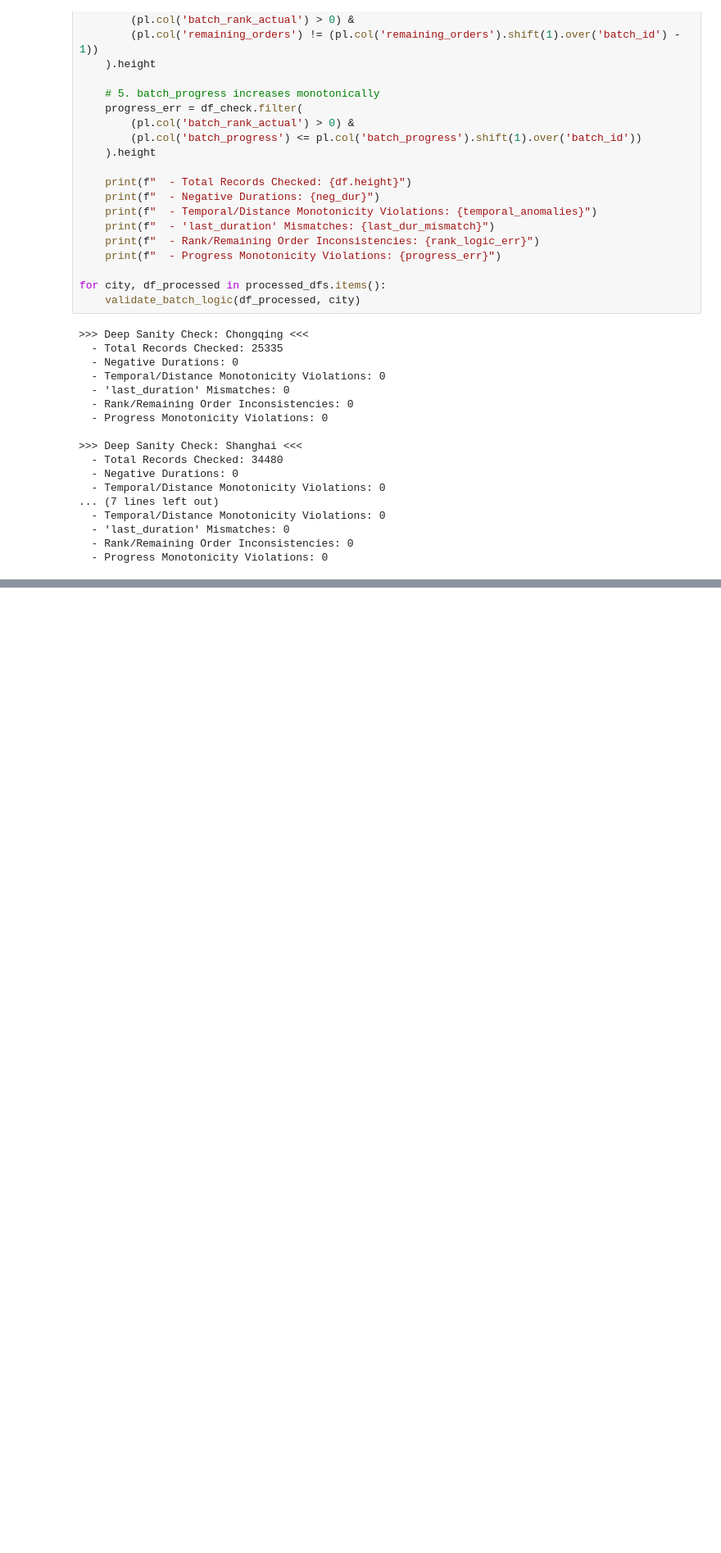
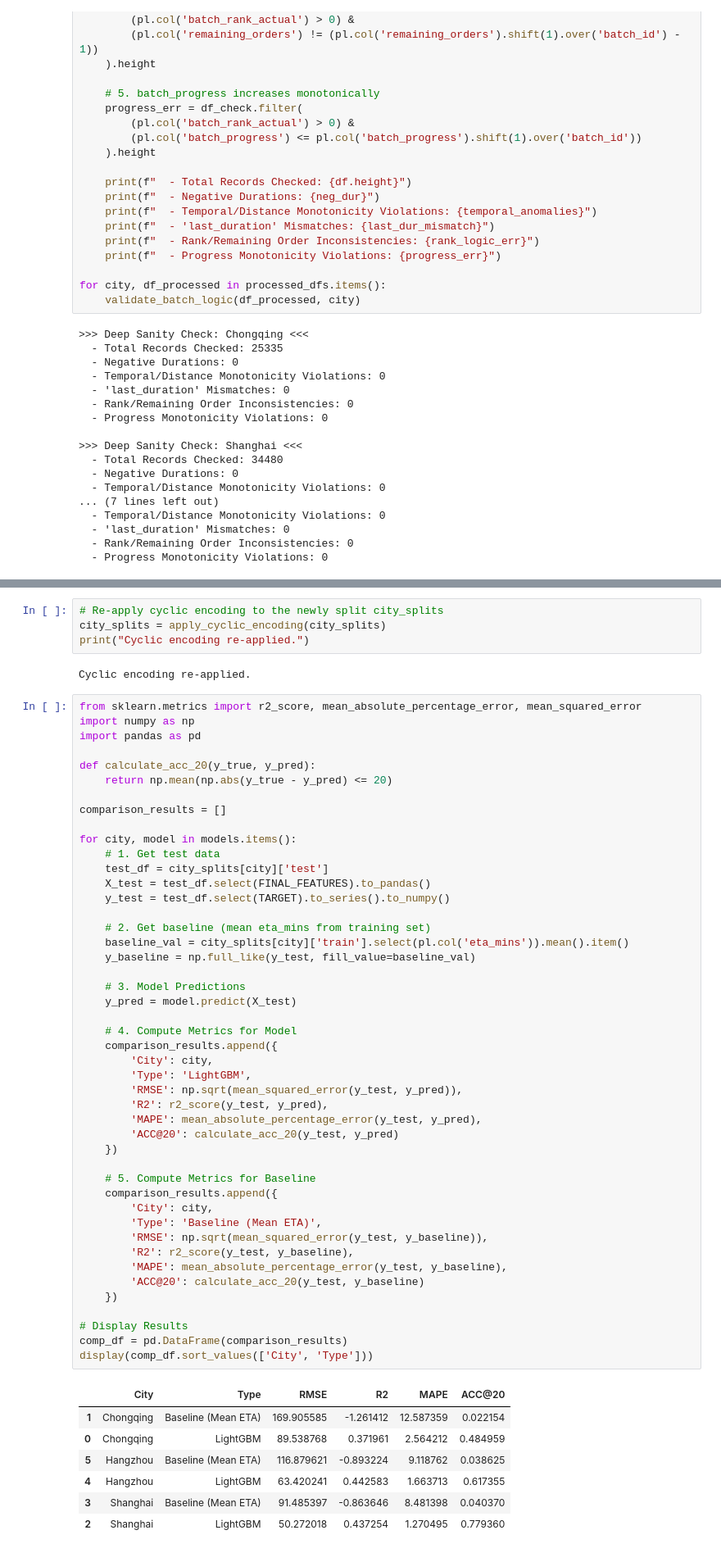
Before and after one commit to aymuos/endgame, a Jupyter notebook: 07_reward_oracle.ipynb, the cells around one changed output, grey strips where cells are left out. Shown at 82% size. Cells and saved outputs as stored; diff of their text form; blank space fills up the shorter version.

```diff
--- a/07_reward_oracle.ipynb
+++ b/07_reward_oracle.ipynb
@@ -488,0 +532,60 @@ for city, df_processed in processed_dfs.items():
+# %%
+# Re-apply cyclic encoding to the newly split city_splits
+city_splits = apply_cyclic_encoding(city_splits)
+print("Cyclic encoding re-applied.")
+# %% [output]
+Cyclic encoding re-applied.
+# %%
+from sklearn.metrics import r2_score, mean_absolute_percentage_error, mean_squared_error
+import numpy as np
+import pandas as pd
+
+def calculate_acc_20(y_true, y_pred):
+    return np.mean(np.abs(y_true - y_pred) <= 20)
+
+comparison_results = []
+
+for city, model in models.items():
+    # 1. Get test data
+    test_df = city_splits[city]['test']
+    X_test = test_df.select(FINAL_FEATURES).to_pandas()
+    y_test = test_df.select(TARGET).to_series().to_numpy()
+
+    # 2. Get baseline (mean eta_mins from training set)
+    baseline_val = city_splits[city]['train'].select(pl.col('eta_mins')).mean().item()
+    y_baseline = np.full_like(y_test, fill_value=baseline_val)
+
+    # 3. Model Predictions
+    y_pred = model.predict(X_test)
+
+    # 4. Compute Metrics for Model
+    comparison_results.append({
+        'City': city,
+        'Type': 'LightGBM',
+        'RMSE': np.sqrt(mean_squared_error(y_test, y_pred)),
+        'R2': r2_score(y_test, y_pred),
+        'MAPE': mean_absolute_percentage_error(y_test, y_pred),
+        'ACC@20': calculate_acc_20(y_test, y_pred)
+    })
+
+    # 5. Compute Metrics for Baseline
+    comparison_results.append({
+        'City': city,
+        'Type': 'Baseline (Mean ETA)',
+        'RMSE': np.sqrt(mean_squared_error(y_test, y_baseline)),
+        'R2': r2_score(y_test, y_baseline),
+        'MAPE': mean_absolute_percentage_error(y_test, y_baseline),
+        'ACC@20': calculate_acc_20(y_test, y_baseline)
+    })
+
+# Display Results
+comp_df = pd.DataFrame(comparison_results)
+display(comp_df.sort_values(['City', 'Type']))
+# %% [output]
+|  | City | Type | RMSE | R2 | MAPE | ACC@20 |
+| 1 | Chongqing | Baseline (Mean ETA) | 169.905585 | -1.261412 | 12.587359 | 0.022154 |
+| 0 | Chongqing | LightGBM | 89.538768 | 0.371961 | 2.564212 | 0.484959 |
+| 5 | Hangzhou | Baseline (Mean ETA) | 116.879621 | -0.893224 | 9.118762 | 0.038625 |
+| 4 | Hangzhou | LightGBM | 63.420241 | 0.442583 | 1.663713 | 0.617355 |
+| 3 | Shanghai | Baseline (Mean ETA) | 91.485397 | -0.863646 | 8.481398 | 0.040370 |
+| 2 | Shanghai | LightGBM | 50.272018 | 0.437254 | 1.270495 | 0.779360 |
```
Also changed, not shown: parts of 8 cells of this notebook.
